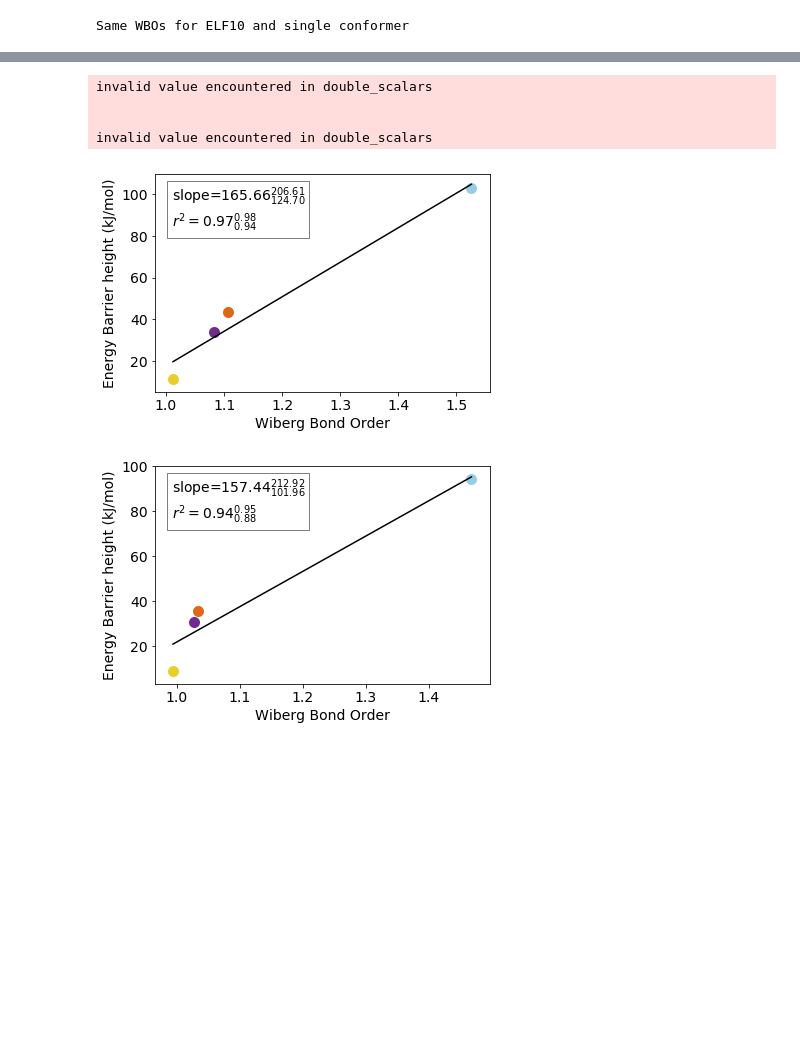
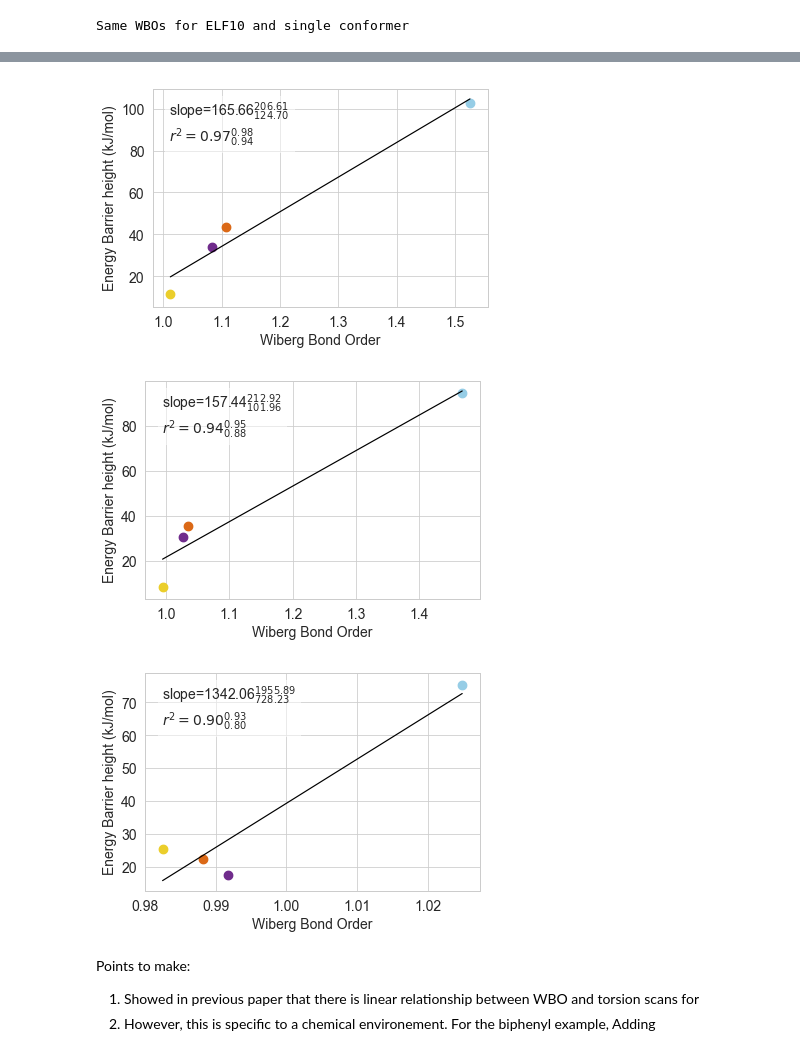
Before and after one commit to choderalab/fragmenter_data, a Jupyter notebook: manuscript-figures/biphenyl_example/biphenyl_example_figure_3.ipynb, the cells around one changed output, grey strips where cells are left out. Saved outputs shown, nothing was run; the diff lists cells and outputs as text; code cells hidden in the pictures; blank space fills up the shorter version.

```diff
--- a/manuscript-figures/biphenyl_example/biphenyl_example_figure_3.ipynb
+++ b/manuscript-figures/biphenyl_example/biphenyl_example_figure_3.ipynb
@@ -149,10 +154,12 @@ def get_energies(dataset, indices):
 
 biphenyls_sorted = [phenyls[2], phenyls[0], phenyls[3], phenyls[1]]
 biphenyls_flouro_sorted = [fluoro_phenyls[1], fluoro_phenyls[0], fluoro_phenyls[3], fluoro_phenyls[2]]
+biphenyls_chloro_sorted = [chloro_phenyls[1], chloro_phenyls[0], chloro_phenyls[3], chloro_phenyls[2]]
 angles = np.arange(-165, 195, 15)
 
 biphenyls_sorted_energies, bipheny_sorted_wbos = get_energies(phenyl_dataset, biphenyls_sorted)
 biphenyls_flouro_sorted_energies, biphenyls_flouro_sorted_wbos = get_energies(phenyl_dataset, biphenyls_flouro_sorted)
+biphenyls_chloro_sorted_energies, biphenyls_chloro_sorted_wbos = get_energies(phenyl_dataset, biphenyls_chloro_sorted)
 # %% [output]
 [cH:1]1cc(cc[c:2]1[c:3]2[cH:4]cncc2)O
 [cH:1]1cc(cc[c:2]1[c:3]2[cH:4]c[nH+]cc2)O
@@ -176,5 +189,8 @@ def visualize_td(energies, fname):
     plt.savefig(fname, bbox_inches='tight')
 # %%
+sbn.set_style('whitegrid')
+sbn.set_context('paper', font_scale=1.5)
 visualize_td(biphenyls_sorted_energies, 'biphenyls_torstion_scan.pdf')
 visualize_td(biphenyls_flouro_sorted_energies, 'biphenyls_fluoro_torsion_scan.pdf')
+visualize_td(biphenyls_chloro_sorted_energies, 'biphenyls_chloro_torsion_scan.pdf')
 # %% [output]
@@ -188,3 +203,9 @@ for i in bipheny_sorted_wbos:
+# %%
+for i in biphenyls_flouro_sorted_wbos:
+    plt.plot(angles, i)
+# %%
+for i in biphenyls_chloro_sorted_wbos:
+    plt.plot(angles, i)
 # %%
 # Fit line to wbo and max energies and visualize
 def compute_r_ci(wbos, max_energies):
@@ -216,10 +237,13 @@ def visualize_wbo_correlation(energies, wbos, fname):
 # %%
 visualize_wbo_correlation(biphenyls_sorted_energies, wbos_dep[1:5], 'biphenyl_energy_vs_wbo.pdf')
 visualize_wbo_correlation(biphenyls_flouro_sorted_energies, wbos_dep[6:10], 'biphenyl_flouro_energy_vs_wbo.pdf')
+visualize_wbo_correlation(biphenyls_chloro_sorted_energies, wbos_dep[11:15], 'biphenyl_flouro_energy_vs_wbo.pdf')
 # %% [output]
-invalid value encountered in double_scalars
-
-
-invalid value encountered in double_scalars
-[figure, old version]
+[figure, new version]
-[figure, old version]
+[figure, new version]
+[figure, added]
+# %% [markdown]
+Points to make:
+
+1. Showed in previous paper that there is linear relationship between WBO and torsion scans for
+2. However, this is specific to a chemical environement. For the biphenyl example, Adding
```
Also changed, not shown: parts of 7 cells of this notebook, 6 other files.
